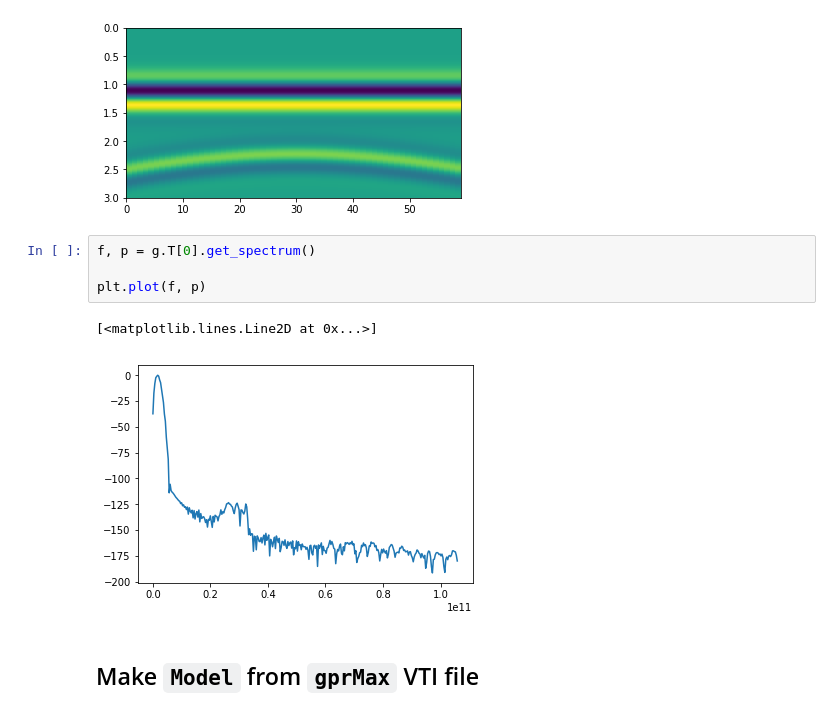
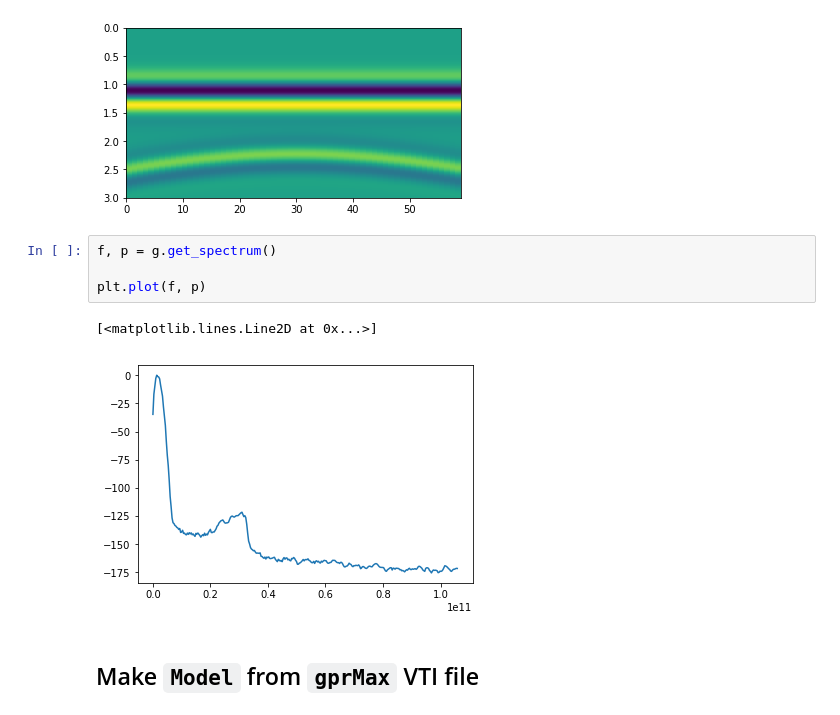
Before and after one commit to agilescientific/jeepr, a Jupyter notebook: notebooks/Intro_to_jeepr.ipynb, the cells around one changed output. Drawn from its saved outputs; the diff is of its cells as text.

```diff
--- a/notebooks/Intro_to_jeepr.ipynb
+++ b/notebooks/Intro_to_jeepr.ipynb
@@ -86,12 +94,12 @@ plt.imshow(g, extent=g.extent, aspect=10)
 <matplotlib.image.AxesImage at 0x...>
 [figure]
 # %%
-f, p = g.T[0].get_spectrum()
+f, p = g.get_spectrum()
 
 plt.plot(f, p)
 # %% [output]
 [<matplotlib.lines.Line2D at 0x...>]
-[figure, old version]
+[figure, new version]
 # %% [markdown]
 ## Make `Model` from `gprMax` VTI file
 # %%
```
Also changed, not shown: parts of 9 cells of this notebook, 2 other files.
